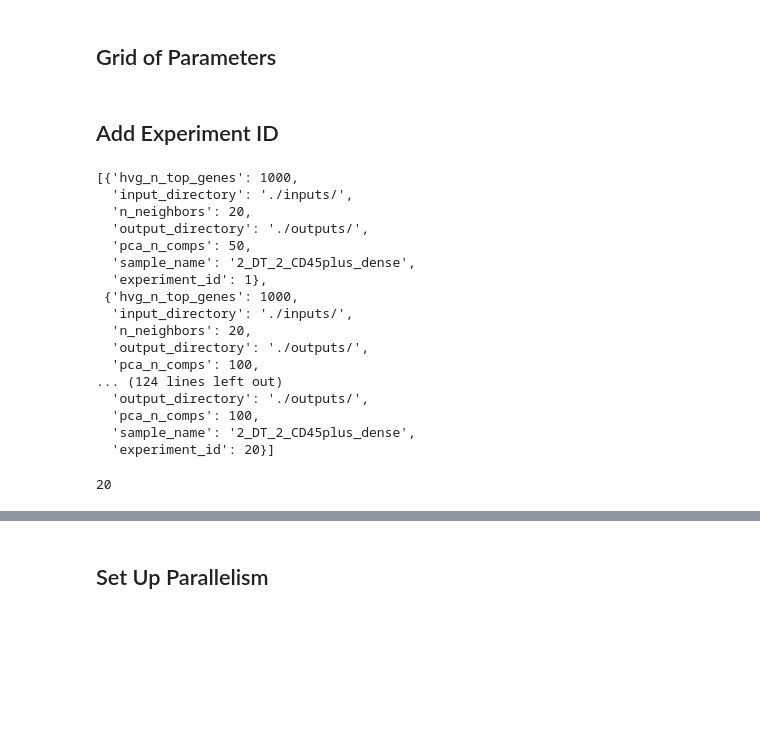
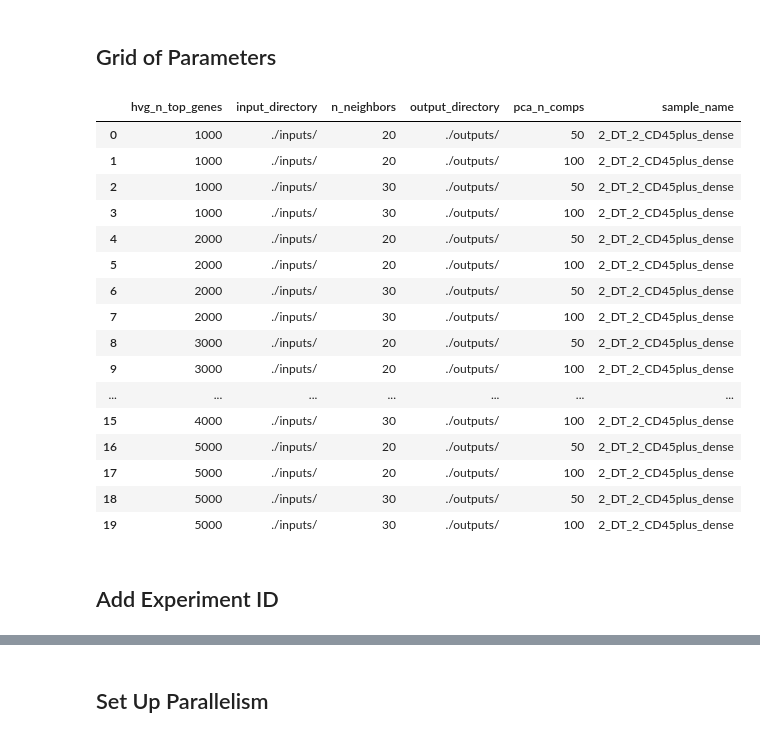
Before and after one commit to hisplan/mass-paral-param-search, a Jupyter notebook: single-cell/run-parallel-grid.ipynb, the cells around one changed output, grey strips where cells are left out. Saved outputs shown, nothing was run; the diff lists cells and outputs as text; code cells hidden in the pictures; blank space fills up the shorter version.

```diff
--- a/single-cell/run-parallel-grid.ipynb
+++ b/single-cell/run-parallel-grid.ipynb
@@ -37,6 +38,26 @@ param_grid = {
 }
 
 experiments = list(ParameterGrid(param_grid))
+# %%
+pd.DataFrame(experiments)
+# %% [output]
+|  | hvg_n_top_genes | input_directory | n_neighbors | output_directory | pca_n_comps | sample_name |
+| 0 | 1000 | ./inputs/ | 20 | ./outputs/ | 50 | 2_DT_2_CD45plus_dense |
+| 1 | 1000 | ./inputs/ | 20 | ./outputs/ | 100 | 2_DT_2_CD45plus_dense |
+| 2 | 1000 | ./inputs/ | 30 | ./outputs/ | 50 | 2_DT_2_CD45plus_dense |
+| 3 | 1000 | ./inputs/ | 30 | ./outputs/ | 100 | 2_DT_2_CD45plus_dense |
+| 4 | 2000 | ./inputs/ | 20 | ./outputs/ | 50 | 2_DT_2_CD45plus_dense |
+| 5 | 2000 | ./inputs/ | 20 | ./outputs/ | 100 | 2_DT_2_CD45plus_dense |
+| 6 | 2000 | ./inputs/ | 30 | ./outputs/ | 50 | 2_DT_2_CD45plus_dense |
+| 7 | 2000 | ./inputs/ | 30 | ./outputs/ | 100 | 2_DT_2_CD45plus_dense |
+| 8 | 3000 | ./inputs/ | 20 | ./outputs/ | 50 | 2_DT_2_CD45plus_dense |
+| 9 | 3000 | ./inputs/ | 20 | ./outputs/ | 100 | 2_DT_2_CD45plus_dense |
+| ... | ... | ... | ... | ... | ... | ... |
+| 15 | 4000 | ./inputs/ | 30 | ./outputs/ | 100 | 2_DT_2_CD45plus_dense |
+| 16 | 5000 | ./inputs/ | 20 | ./outputs/ | 50 | 2_DT_2_CD45plus_dense |
+| 17 | 5000 | ./inputs/ | 20 | ./outputs/ | 100 | 2_DT_2_CD45plus_dense |
+| 18 | 5000 | ./inputs/ | 30 | ./outputs/ | 50 | 2_DT_2_CD45plus_dense |
+| 19 | 5000 | ./inputs/ | 30 | ./outputs/ | 100 | 2_DT_2_CD45plus_dense |
 # %% [markdown]
 ## Add Experiment ID
 # %%
@@ -45,24 +65,0 @@ for id, param in enumerate(experiments, start=1):
-# %%
-experiments
-# %% [output]
-[{'hvg_n_top_genes': 1000,
-  'input_directory': './inputs/',
-  'n_neighbors': 20,
-  'output_directory': './outputs/',
-  'pca_n_comps': 50,
-  'sample_name': '2_DT_2_CD45plus_dense',
-  'experiment_id': 1},
- {'hvg_n_top_genes': 1000,
-  'input_directory': './inputs/',
-  'n_neighbors': 20,
-  'output_directory': './outputs/',
-  'pca_n_comps': 100,
-... (124 lines left out)
-  'output_directory': './outputs/',
-  'pca_n_comps': 100,
-  'sample_name': '2_DT_2_CD45plus_dense',
-  'experiment_id': 20}]
-# %%
-len(experiments)
-# %% [output]
-20
```
Also changed, not shown: parts of 14 cells of this notebook.
